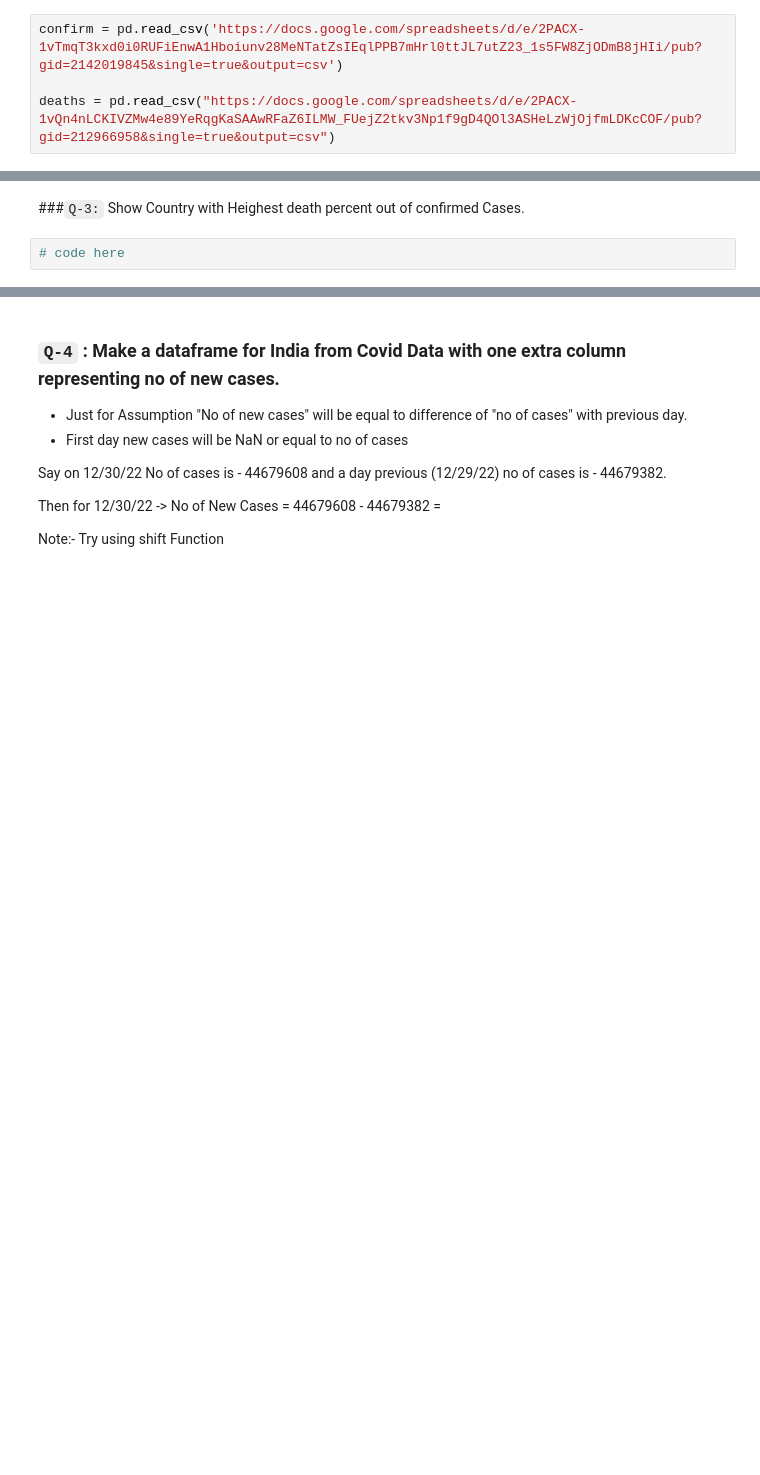
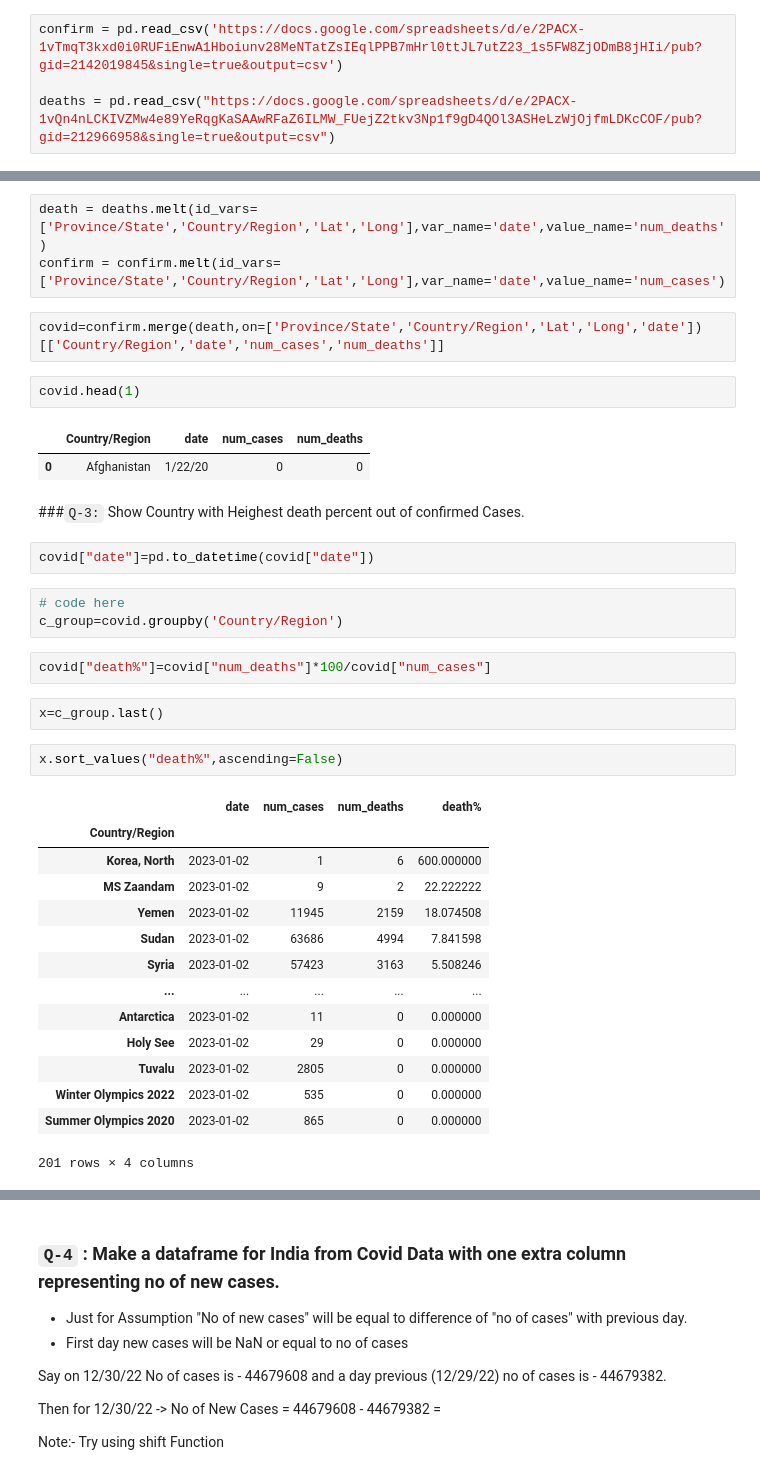
Before and after one commit to singhbhaskar360/Python_ML, a Jupyter notebook: Multi_Index_DF_task_21.ipynb, the cells around one changed output, grey strips where cells are left out. Drawn from its saved outputs; the diff is of its cells as text; blank space fills up the shorter version.

```diff
--- a/Multi_Index_DF_task_21.ipynb
+++ b/Multi_Index_DF_task_21.ipynb
@@ -62,4 +74,38 @@ deaths = pd.read_csv("https://docs.google.com/spreadsheets/d/e/2PACX-1vQn4nLCKIV
+# %%
+death = deaths.melt(id_vars=['Province/State','Country/Region','Lat','Long'],var_name='date',value_name='num_deaths')
+confirm = confirm.melt(id_vars=['Province/State','Country/Region','Lat','Long'],var_name='date',value_name='num_cases')
+# %%
+covid=confirm.merge(death,on=['Province/State','Country/Region','Lat','Long','date'])[['Country/Region','date','num_cases','num_deaths']]
+# %%
+covid.head(1)
+# %% [output]
+|  | Country/Region | date | num_cases | num_deaths |
+| 0 | Afghanistan | 1/22/20 | 0 | 0 |
 # %% [markdown]
 ###`Q-3:` Show Country with Heighest death percent out of confirmed Cases.
+# %%
+covid["date"]=pd.to_datetime(covid["date"])
 # %%
 # code here
+c_group=covid.groupby('Country/Region')
+# %%
+covid["death%"]=covid["num_deaths"]*100/covid["num_cases"]
+# %%
+x=c_group.last()
+# %%
+x.sort_values("death%",ascending=False)
+# %% [output]
+|  | date | num_cases | num_deaths | death% |
+| Country/Region |  |  |  |  |
+| Korea, North | 2023-01-02 | 1 | 6 | 600.000000 |
+| MS Zaandam | 2023-01-02 | 9 | 2 | 22.222222 |
+| Yemen | 2023-01-02 | 11945 | 2159 | 18.074508 |
+| Sudan | 2023-01-02 | 63686 | 4994 | 7.841598 |
+| Syria | 2023-01-02 | 57423 | 3163 | 5.508246 |
+| ... | ... | ... | ... | ... |
+| Antarctica | 2023-01-02 | 11 | 0 | 0.000000 |
+| Holy See | 2023-01-02 | 29 | 0 | 0.000000 |
+| Tuvalu | 2023-01-02 | 2805 | 0 | 0.000000 |
+| Winter Olympics 2022 | 2023-01-02 | 535 | 0 | 0.000000 |
+| Summer Olympics 2020 | 2023-01-02 | 865 | 0 | 0.000000 |
+201 rows × 4 columns
```
Also changed, not shown: parts of 5 cells of this notebook.
